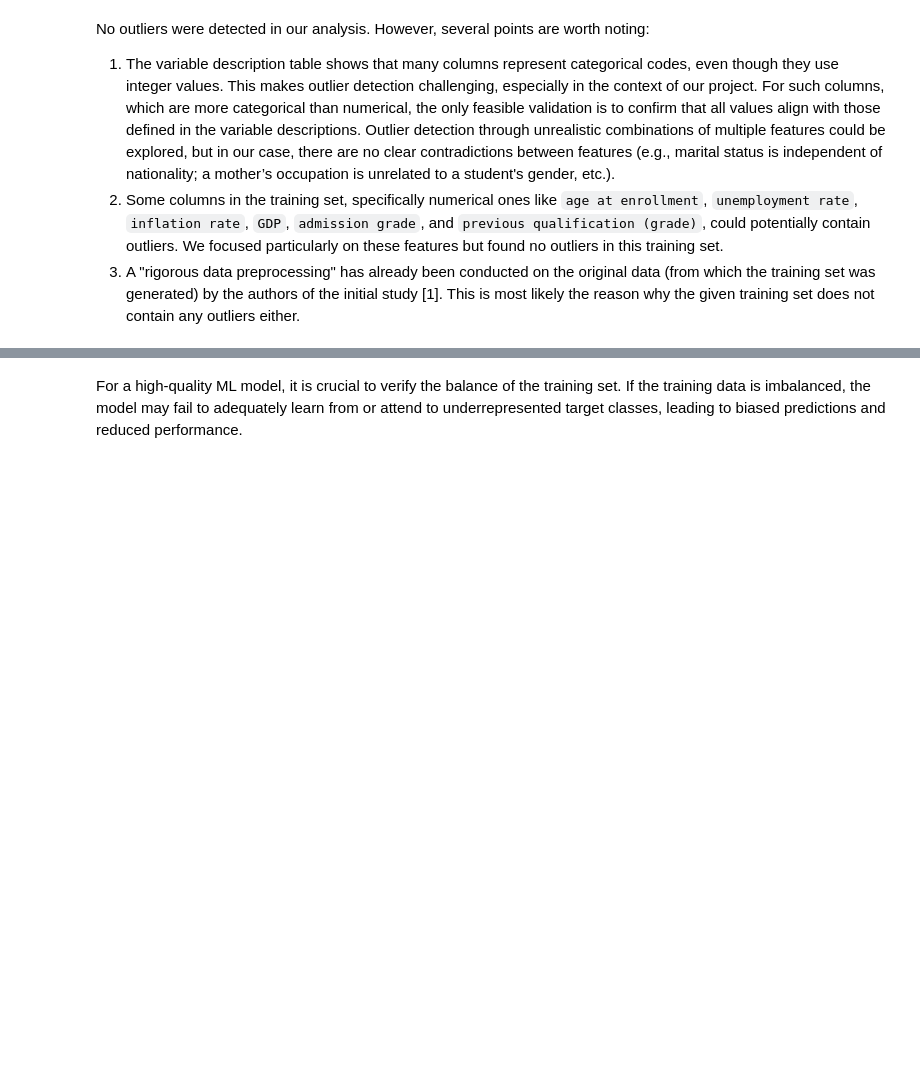
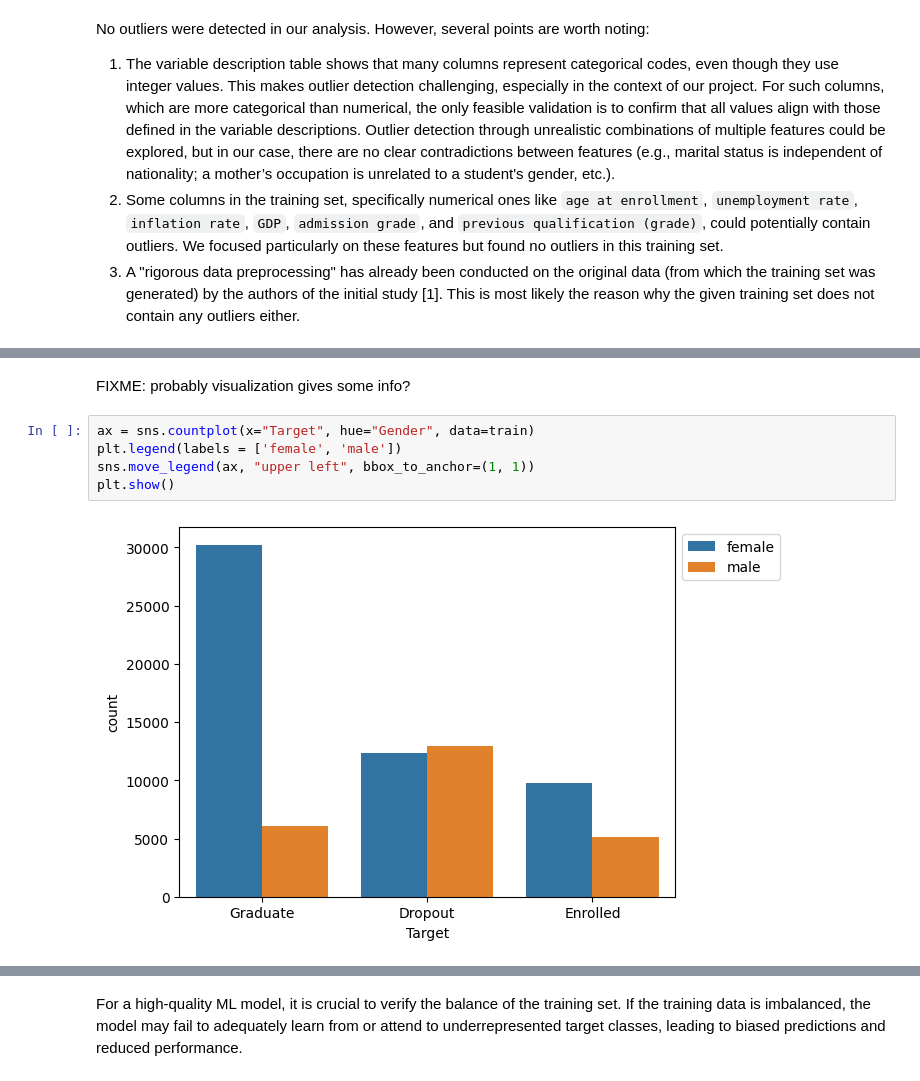
Before and after one commit to azakatov/ut-ml-project-2024, a Jupyter notebook: main.ipynb, the cells around one changed output, grey strips where cells are left out. Drawn from its saved outputs; the diff is of its cells as text; blank space fills up the shorter version.

```diff
--- a/main.ipynb
+++ b/main.ipynb
@@ -712,0 +806,9 @@ train.info()
+# %% [markdown]
+FIXME: probably visualization gives some info?
+# %%
+ax = sns.countplot(x="Target", hue="Gender", data=train)
+plt.legend(labels = ['female', 'male'])
+sns.move_legend(ax, "upper left", bbox_to_anchor=(1, 1))
+plt.show()
+# %% [output]
+[figure, added]
```
Also changed, not shown: parts of 25 cells of this notebook.
